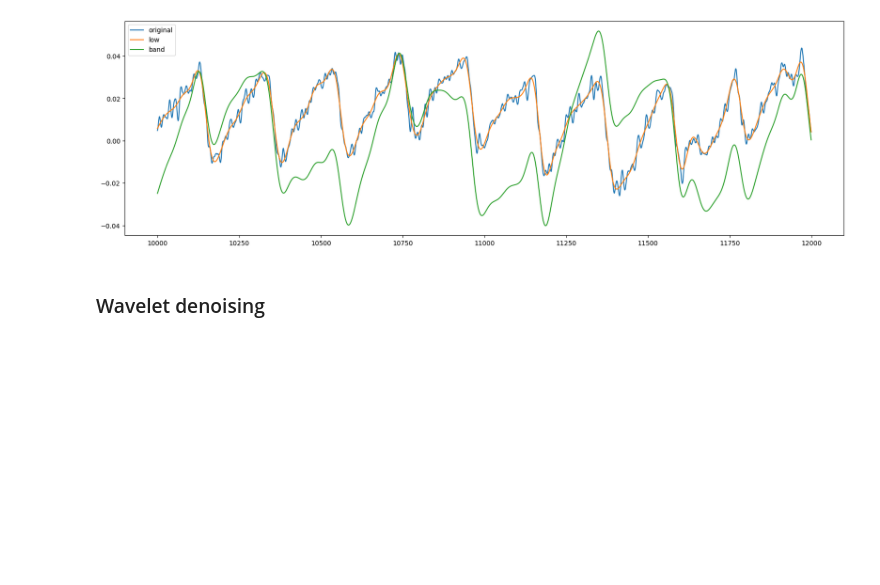
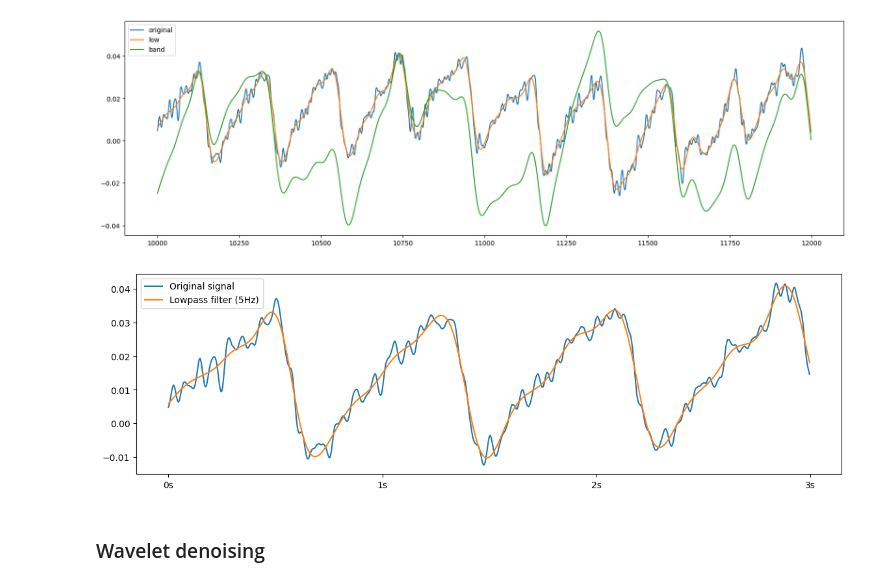
Before and after one commit to JulianBvW/Wearable-Sleep-Event-Detection, a Jupyter notebook: Notebooks/38_frequency_filters.ipynb, the cells around one changed output. Cells and saved outputs as stored; diff of their text form; code cells hidden in the pictures; blank space fills up the shorter version.

Commit message:
Lowpass plot

```diff
--- a/Notebooks/38_frequency_filters.ipynb
+++ b/Notebooks/38_frequency_filters.ipynb
@@ -42,6 +42,14 @@ pd.DataFrame({
 # %% [output]
 <Axes: >
 [figure]
+# %%
+pd.DataFrame({
+    'Original signal': ppg,
+    'Lowpass filter (5Hz)': butter_lowpass_filtfilt(ppg, 5, 256)
+}).iloc[10000:10000+256*3].plot(figsize=(14, 4))
+plt.xticks([10000 + i*256 for i in range(4)], [f'{i}s' for i in range(4)]);
+# %% [output]
+[figure, added]
 # %% [markdown]
 ### Wavelet denoising
 # %%
```
